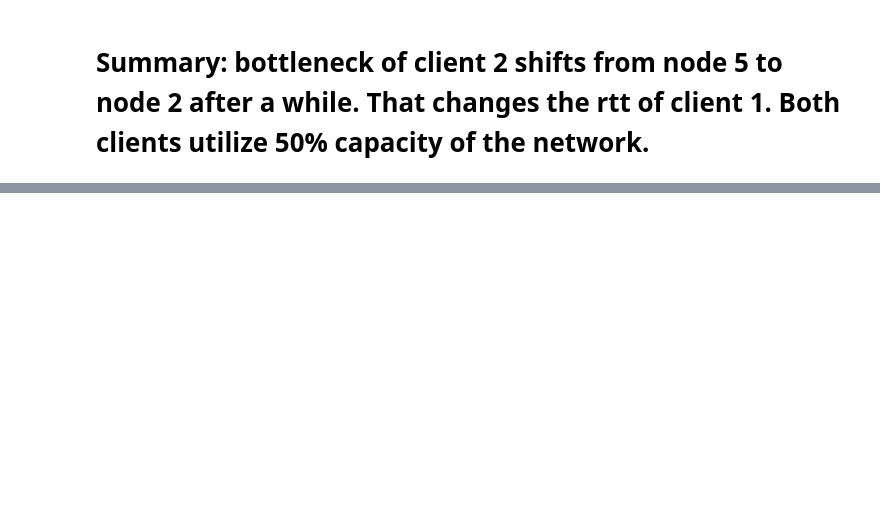
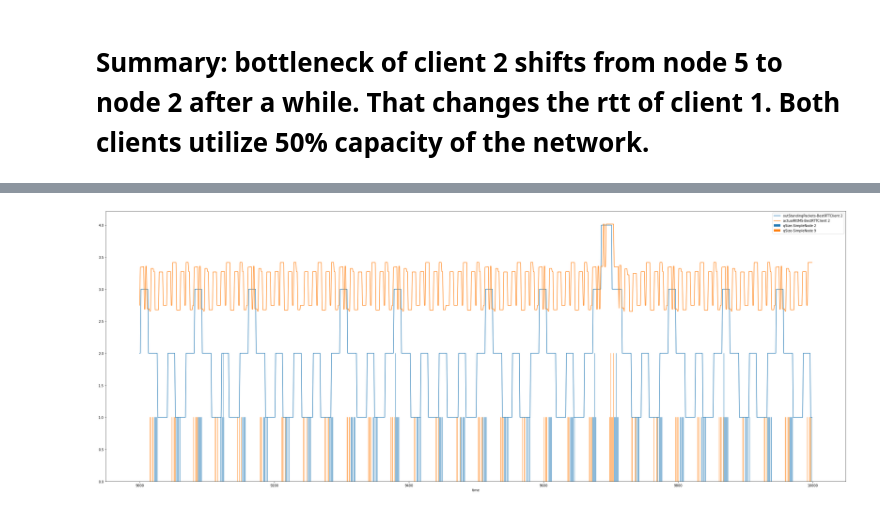
Before and after one commit to adhocmaster/pyns, a Jupyter notebook: scenarios/2-client-bestRTT-Long.ipynb, the cells around one changed output, grey strips where cells are left out. Saved outputs shown, nothing was run; the diff lists cells and outputs as text; code cells hidden in the pictures; blank space fills up the shorter version.

```diff
--- a/scenarios/2-client-bestRTT-Long.ipynb
+++ b/scenarios/2-client-bestRTT-Long.ipynb
@@ -172,0 +176,5 @@ analyzer.createBinnedChartForNodeVsClient(nodes3, ['qSize'], [client3], ['outSta
+# %%
+
+analyzer.createBinnedChartForNodeVsClient(filteredNodes, ['qSize'], [client2], ['outStandingPackets', 'actualRttMS'], figsize=(40, 15), start=9000, end=None)
+# %% [output]
+[figure, added]
```
Also changed, not shown: parts of 10 cells of this notebook, 1 other file.
